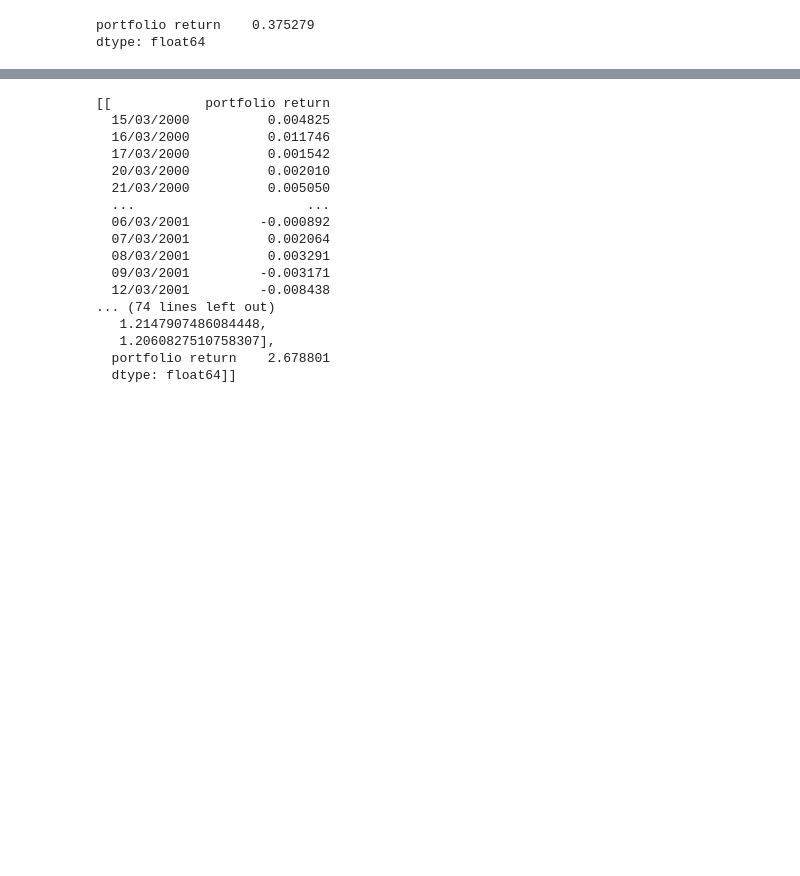
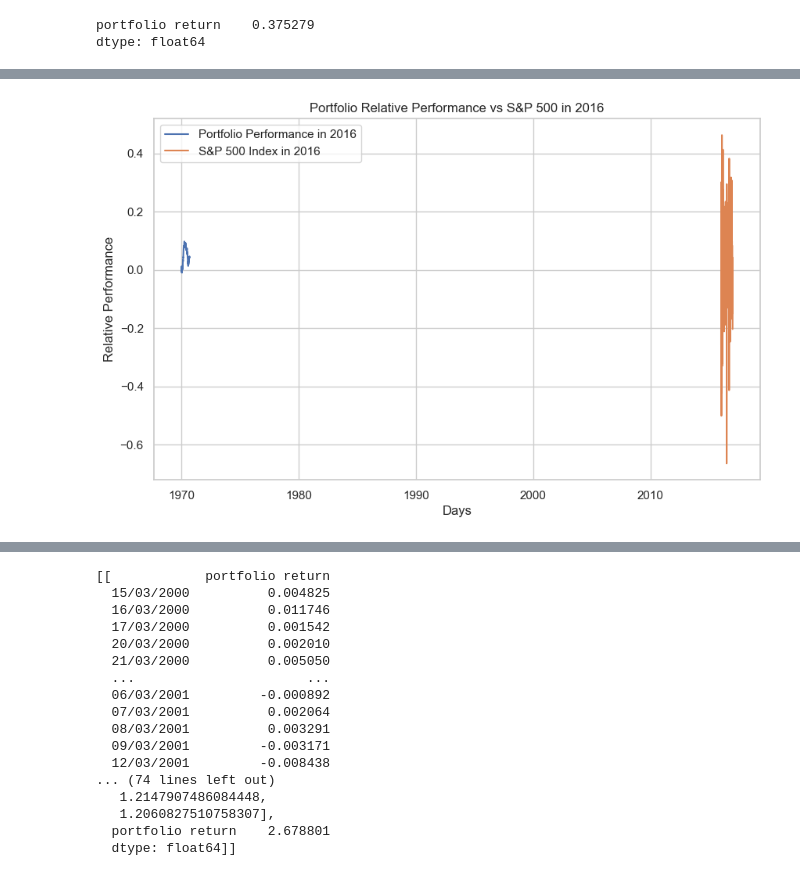
Before and after one commit to MohamedKeteb/Portfolio_clustering_project, a Jupyter notebook: Code/overall_perf.ipynb, the cells around one changed output, grey strips where cells are left out. Saved outputs shown, nothing was run; the diff lists cells and outputs as text; code cells hidden in the pictures; blank space fills up the shorter version.

```diff
--- a/Code/overall_perf.ipynb
+++ b/Code/overall_perf.ipynb
@@ -65,0 +81,14 @@ dtype: float64
+# %%
+import yfinance as yf
+
+# Specify the ticker symbol for S&P 500
+ticker_symbol = "^GSPC"
+
+start_date = "2016-01-01"
+end_date = "2016-12-31"
+
+# Fetch historical data
+sp500_data = yf.download(ticker_symbol, start=start_date, end=end_date)
+sp500_data['Daily PnL'] = (sp500_data['Close'] - sp500_data['Open'])/100
+sp500_PnL = sp500_data['Daily PnL'].iloc[:-2].transpose()
+sp500_PnL
@@ -66,3 +164,30 @@ dtype: float64
+# %%
+import matplotlib.pyplot as plt
+import seaborn as sns
+import numpy as np
+
+
+# Calculate the cumulative returns
+portfolio_cumulative = PnL
+sp500_cumulative = sp500_PnL
+
+# Calculate the relative performance
+relative_performance = portfolio_cumulative - sp500_cumulative
+
+# Set Seaborn style
+sns.set(style="whitegrid")
+
+# Plot the relative performance using Seaborn
+plt.figure(figsize=(10, 6))
+sns.lineplot(data=PnL, label='Portfolio Performance in 2016')
+sns.lineplot(data=sp500_PnL, label='S&P 500 Index in 2016')
+plt.xlabel('Days')
+plt.ylabel('Relative Performance')
+plt.title('Portfolio Relative Performance vs S&P 500 in 2016')
+plt.legend()
+plt.show()
+# %% [output]
+[figure, added]
 # %%
 import seaborn as sns
 import matplotlib.pyplot as plt
```
Also changed, not shown: parts of 11 cells of this notebook, 6 other files.
